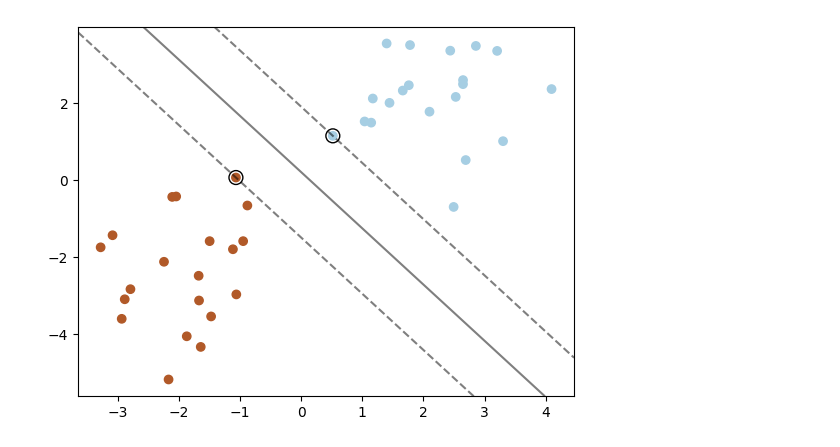
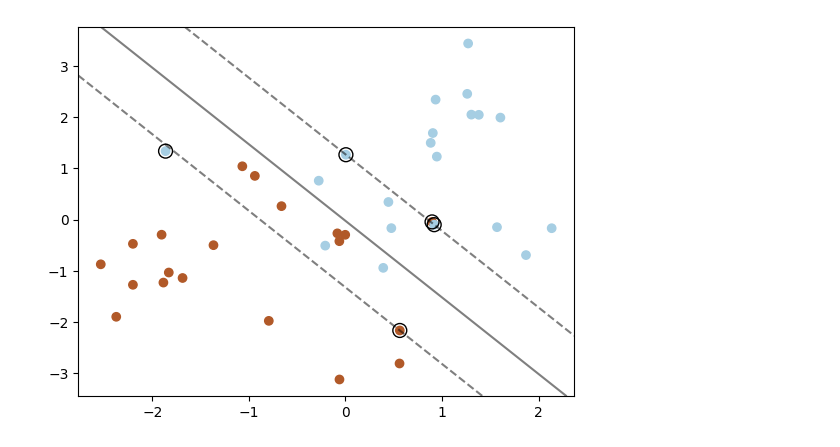
Before and after one commit to ITOTI-Y/Example, a Jupyter notebook: SVM/SVM_STEP.ipynb, the cells around one changed output. Cells and saved outputs as stored; diff of their text form; code cells hidden in the pictures.

```diff
--- a/SVM/SVM_STEP.ipynb
+++ b/SVM/SVM_STEP.ipynb
@@ -84,39 +84,39 @@ def svm(X, y, C, tol, max_iter):
 
 # 生成线性可分的数据集
 NUM = 20
-np.random.seed(20)
-X = np.concatenate([np.random.randn(NUM, 2) - [2, 2], np.random.randn(NUM, 2) + [2, 2]])
+# np.random.seed(20)
+X = np.concatenate([np.random.randn(NUM, 2) - [1, 1], np.random.randn(NUM, 2) + [1, 1]])
 y = np.concatenate([np.ones(NUM), -np.ones(NUM)])
 
 # 调用SVM函数进行训练
 C = 1  # 惩罚因子
 tol = 0.001  # 容忍度
 max_iter = 1000  # 最大迭代次数
 w, b = svm(X, y, C, tol, max_iter)
 
 # 绘制数据集和决策边界
 plt.scatter(X[:, 0], X[:, 1], c=y, cmap=plt.cm.Paired)
 ax = plt.gca()
 xlim = ax.get_xlim()
 ylim = ax.get_ylim()
 
 # 生成网格点并预测分类
 xx = np.linspace(xlim[0], xlim[1], 30)
 yy = np.linspace(ylim[0], ylim[1], 30)
 YY, XX = np.meshgrid(yy, xx)
 xy = np.vstack([XX.ravel(), YY.ravel()]).T
 Z = np.dot(xy, w.T) + b
 
 # 绘制决策边界和支持向量
 Z = Z.reshape(XX.shape)
 plt.contour(XX, YY, Z, colors='k', levels=[-1, 0, 1], alpha=0.5,
             linestyles=['--', '-', '--'])
 plt.scatter(X[np.where(np.abs(np.dot(X, w.T) + b - 1) < 0.1)[0], 0],
             X[np.where(np.abs(np.dot(X, w.T) + b - 1) < 0.1)[0], 1],
             marker='o', s=100, edgecolors='k', facecolors='none')
 plt.scatter(X[np.where(np.abs(np.dot(X, w.T) + b + 1) < 0.1)[0], 0],
             X[np.where(np.abs(np.dot(X, w.T) + b + 1) < 0.1)[0], 1],
             marker='o', s=100, edgecolors='k', facecolors='none')
 plt.show()
 # %% [output]
-[figure, old version]
+[figure, new version]
```
Also changed, not shown: 2 other files.
